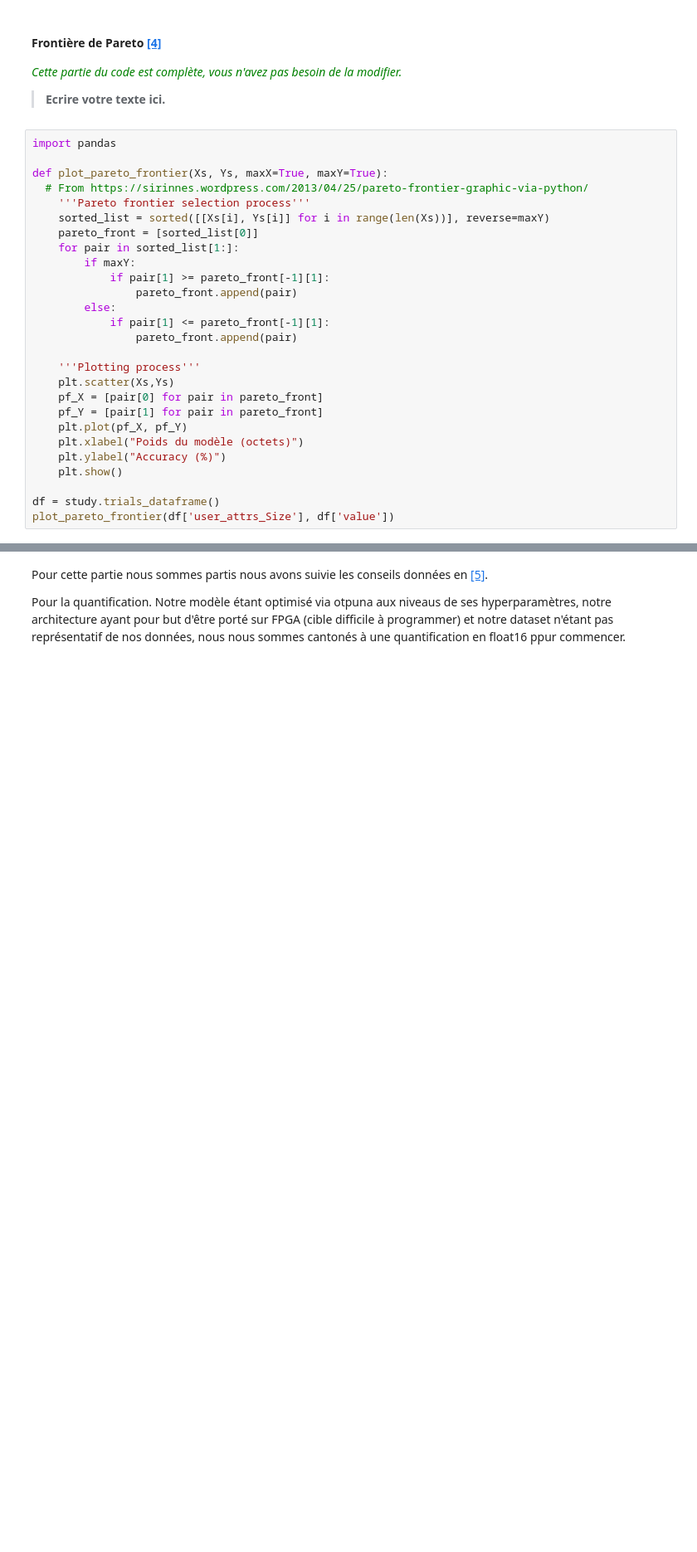
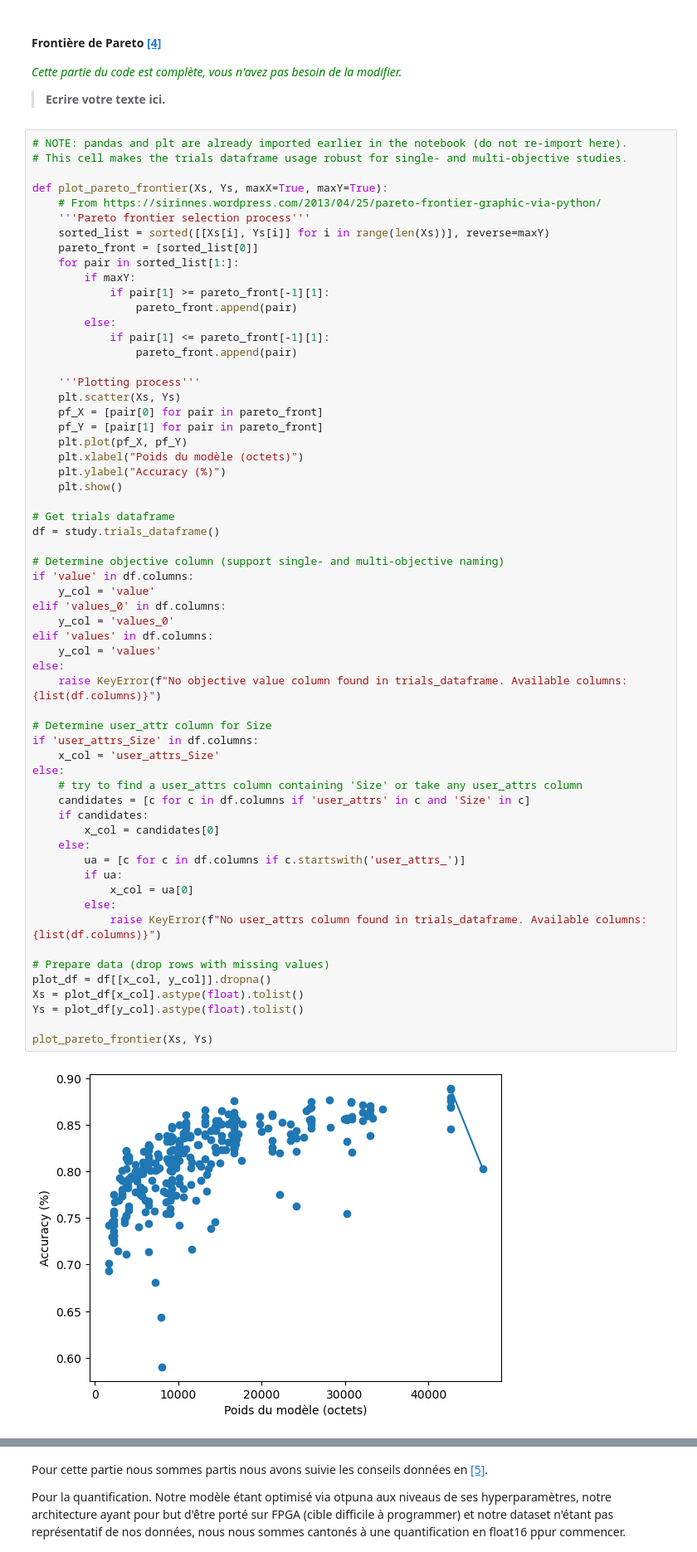
Before and after one commit to BenaribIlyes/Edge_computing, a Jupyter notebook: code/edge_computing_v2.ipynb, the cells around one changed output, grey strips where cells are left out. Shown at 83% size. Cells and saved outputs as stored; diff of their text form; blank space fills up the shorter version.

```diff
--- a/code/edge_computing_v2.ipynb
+++ b/code/edge_computing_v2.ipynb
@@ -1370,32 +1438,67 @@ plt.show()
 
  > **Ecrire votre texte ici.**
 # %%
-import pandas
+# NOTE: pandas and plt are already imported earlier in the notebook (do not re-import here).
+# This cell makes the trials dataframe usage robust for single- and multi-objective studies.
 
 def plot_pareto_frontier(Xs, Ys, maxX=True, maxY=True):
-  # From https://sirinnes.wordpress.com/2013/04/25/pareto-frontier-graphic-via-python/
+    # From https://sirinnes.wordpress.com/2013/04/25/pareto-frontier-graphic-via-python/
     '''Pareto frontier selection process'''
     sorted_list = sorted([[Xs[i], Ys[i]] for i in range(len(Xs))], reverse=maxY)
     pareto_front = [sorted_list[0]]
     for pair in sorted_list[1:]:
         if maxY:
             if pair[1] >= pareto_front[-1][1]:
                 pareto_front.append(pair)
         else:
             if pair[1] <= pareto_front[-1][1]:
                 pareto_front.append(pair)
 
     '''Plotting process'''
-    plt.scatter(Xs,Ys)
+    plt.scatter(Xs, Ys)
     pf_X = [pair[0] for pair in pareto_front]
     pf_Y = [pair[1] for pair in pareto_front]
     plt.plot(pf_X, pf_Y)
     plt.xlabel("Poids du modèle (octets)")
     plt.ylabel("Accuracy (%)")
     plt.show()
 
+# Get trials dataframe
 df = study.trials_dataframe()
-plot_pareto_frontier(df['user_attrs_Size'], df['value'])
+
+# Determine objective column (support single- and multi-objective naming)
+if 'value' in df.columns:
+    y_col = 'value'
+elif 'values_0' in df.columns:
+    y_col = 'values_0'
+elif 'values' in df.columns:
+    y_col = 'values'
+else:
+    raise KeyError(f"No objective value column found in trials_dataframe. Available columns: {list(df.columns)}")
+
+# Determine user_attr column for Size
+if 'user_attrs_Size' in df.columns:
+    x_col = 'user_attrs_Size'
+else:
+    # try to find a user_attrs column containing 'Size' or take any user_attrs column
+    candidates = [c for c in df.columns if 'user_attrs' in c and 'Size' in c]
+    if candidates:
+        x_col = candidates[0]
+    else:
+        ua = [c for c in df.columns if c.startswith('user_attrs_')]
+        if ua:
+            x_col = ua[0]
+        else:
+            raise KeyError(f"No user_attrs column found in trials_dataframe. Available columns: {list(df.columns)}")
+
+# Prepare data (drop rows with missing values)
+plot_df = df[[x_col, y_col]].dropna()
+Xs = plot_df[x_col].astype(float).tolist()
+Ys = plot_df[y_col].astype(float).tolist()
+
+plot_pareto_frontier(Xs, Ys)
+# %% [output]
+[figure, added]
 # %% [markdown]
 ## Allégement du modèle post-optimisation
 
```
Also changed, not shown: parts of 18 cells of this notebook, 2 other files.
